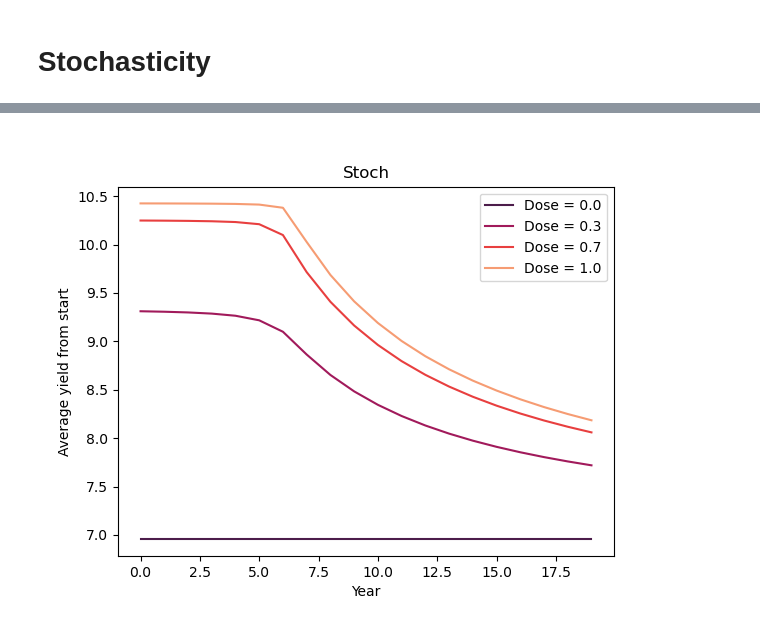
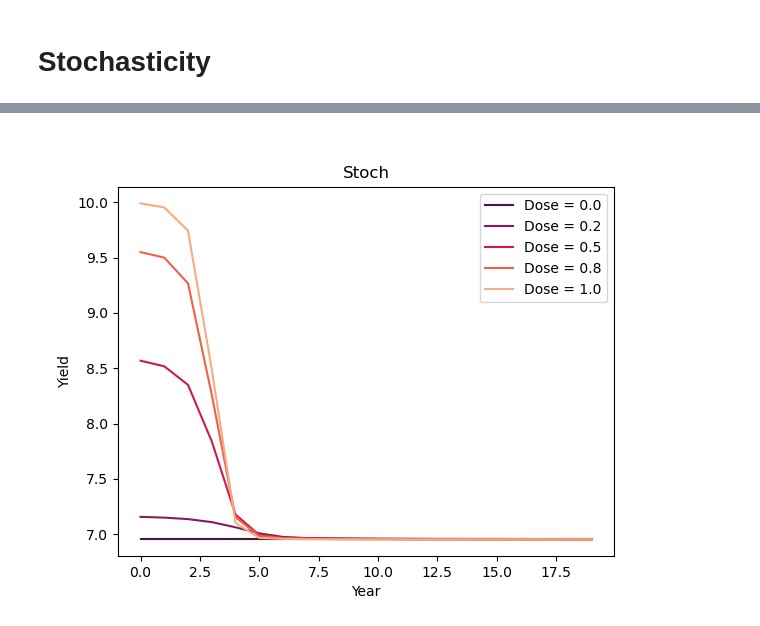
Before and after one commit to nt409/quant-res-doses, a Jupyter notebook: notebooks/102_rough.ipynb, the cells around one changed output, grey strips where cells are left out. Cells and saved outputs as stored; diff of their text form; code cells hidden in the pictures.

```diff
--- a/notebooks/102_rough.ipynb
+++ b/notebooks/102_rough.ipynb
@@ -478,2 +491,0 @@ Text(0.5, 1.0, 'Fungicide distribution')
-# %%
-cfs = ConfigMixture(n_years=20)
@@ -501,2 +492,2 @@ type = single
 # %%
-doses = np.linspace(0,1,4)
+doses = np.linspace(0,1,5)
@@ -505,34 +494,36 @@ from tqdm import tqdm
+# %%
+b = cfs.k_b
+a = cfs.k_b*cfs.k_mu
+
+old_dist = gamma_dist(cfs.n_k, a, b)
 # %%
 conf_plot = copy.deepcopy(cfs)
 
 conf_plot.betas = 1.5*conf_plot.betas
 
 data_list_s = []
-# data_list_sa = []
+data_list_sa = []
 
 
-for pr in tqdm(np.logspace(-6, -2, 3)):
+for pr in tqdm(np.logspace(-10, -2, 3)):
     in_dt = old_dist + pr*noise
     in_dt = in_dt / sum(in_dt)
 
+    for dd in doses:
+        conf_plot.doses = dd*np.ones(conf_plot.n_years)
 
-    for dd in doses:
-        conf_plot.doses_A = dd*np.ones(conf_plot.n_years)
-        conf_plot.doses_B = dd*np.ones(conf_plot.n_years)
+        sim = SimulatorOneTrait(conf_plot)
 
-        sim = SimulatorMixture(conf_plot)
-
-        sim.initial_fA_dist = in_dt
-        sim.initial_fB_dist = in_dt
+        sim.initial_k_dist = in_dt
 
         data = sim.run_model()
 
-        # data_list_sa.append(data)
+        data_list_sa.append(data)
         data_list_s.append(data['yield_vec'])
 # %%
 N = 0
 n_sp = len(doses)
 
-f = av_yield_plot(data_list_s[N*n_sp:n_sp*(N+1)], 'Stoch')
+f = yield_plot(data_list_s[N*n_sp:n_sp*(N+1)], 'Stoch')
 # %% [output]
-[figure, old version]
+[figure, new version]
```
Also changed, not shown: parts of 22 cells of this notebook, 3 other files.
